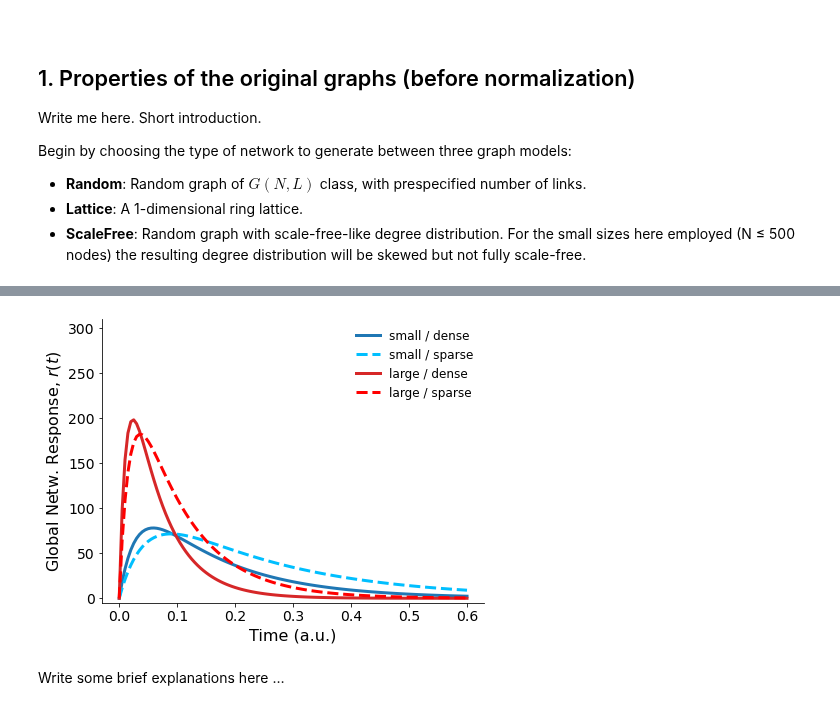
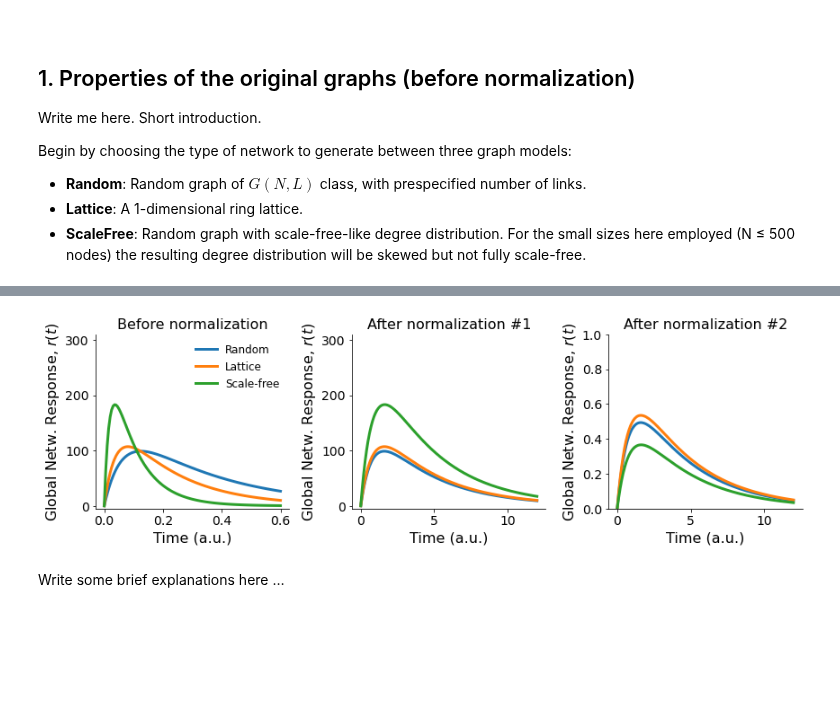
Before and after one commit to mb-BCA/SiReNetA_Tutorials, a Jupyter notebook: Notebooks_Tutorials/4.2_UseCase_CompareNets_Part2.ipynb, the cells around one changed output, grey strips where cells are left out. Cells and saved outputs as stored; diff of their text form; code cells hidden in the pictures; blank space fills up the shorter version.

```diff
--- a/Notebooks_Tutorials/4.2_UseCase_CompareNets_Part2.ipynb
+++ b/Notebooks_Tutorials/4.2_UseCase_CompareNets_Part2.ipynb
@@ -204,23 +262,59 @@ globalresp4 = sna.GlobalResponse(netresp4)
-# %%
-# Plot the global network responses
-plt.figure()
-ax = plt.axes()
-ax.spines[['top','right']].set_visible(False)
-
-plt.plot(tpoints, globalresp2, lw=3, c=cols[1],           label='small / dense')
-plt.plot(tpoints, globalresp1, lw=3, c=cols[0], ls='--',  label='small / sparse')
-plt.plot(tpoints, globalresp4, lw=3, c=cols[3],           label='large / dense')
-plt.plot(tpoints, globalresp3, lw=3, c=cols[2], ls='--',  label='large / sparse')
-
-plt.ylim(-5,310)
-plt.tick_params( labelsize=14 )
-plt.xlabel('Time (a.u.)', fontsize=16)
-plt.ylabel('Global Netw. Response, $r(t)$', fontsize=16)
-
-plt.legend(frameon=False, fontsize=12)
-plt.tight_layout()
-# %% [output]
-[figure, removed]
+# %%
+# Plot the global network responses
+plt.figure(figsize=(12,3.8))
+
+# BEFORE normalization
+ax1 = plt.subplot(1,3,1)
+ax1.spines[['top','right']].set_visible(False)
+plt.title( 'Before normalization', fontsize=16 )
+
+plt.plot(tpoints, globalresp1, lw=3, c=cols[0], label='Random')
+plt.plot(tpoints, globalresp2, lw=3, c=cols[1], label='Lattice')
+plt.plot(tpoints, globalresp3, lw=3, c=cols[2], label='Scale-free')
+
+plt.ylim(-5,310)
+plt.tick_params( labelsize=14 )
+plt.xlabel('Time (a.u.)', fontsize=16)
+plt.ylabel('Global Netw. Response, $r(t)$', fontsize=16)
+
+plt.legend(frameon=False, fontsize=12)
+
+
+# AFTER normalization
+ax2 = plt.subplot(1,3,2)
+ax2.spines[['top','right']].set_visible(False)
+plt.title( 'After normalization #1', fontsize=16 )
+
+plt.plot(ntpoints, nglobalresp1, lw=3, c=cols[0], label='Random')
+plt.plot(ntpoints, nglobalresp2, lw=3, c=cols[1], label='Lattice')
+plt.plot(ntpoints, nglobalresp3, lw=3, c=cols[2], label='Scale-free')
+
+plt.ylim(-5,310)
+plt.tick_params( labelsize=14 )
+plt.xlabel('Time (a.u.)', fontsize=16)
+plt.ylabel('Global Netw. Response, $r(t)$', fontsize=16)
+#plt.legend(frameon=False, fontsize=12)
+
+
+# AFTER normalization
+ax3 = plt.subplot(1,3,3)
+ax3.spines[['top','right']].set_visible(False)
+plt.title( 'After normalization #2', fontsize=16 )
+
+plt.plot(ntpoints, nglobalresp1 / N1, lw=3, c=cols[0], label='Random')
+plt.plot(ntpoints, nglobalresp2 / N1, lw=3, c=cols[1], label='Lattice')
+plt.plot(ntpoints, nglobalresp3 / N2, lw=3, c=cols[2], label='Scale-free')
+
+plt.ylim(0,1)
+plt.tick_params( labelsize=14 )
+plt.xlabel('Time (a.u.)', fontsize=16)
+plt.ylabel('Global Netw. Response, $r(t)$', fontsize=16)
+#plt.legend(frameon=False, fontsize=12)
+
+
+plt.tight_layout()
+# %% [output]
+[figure, added]
 # %% [markdown]
 Write some brief explanations here …
 # %%
```
Also changed, not shown: parts of 21 cells of this notebook.
